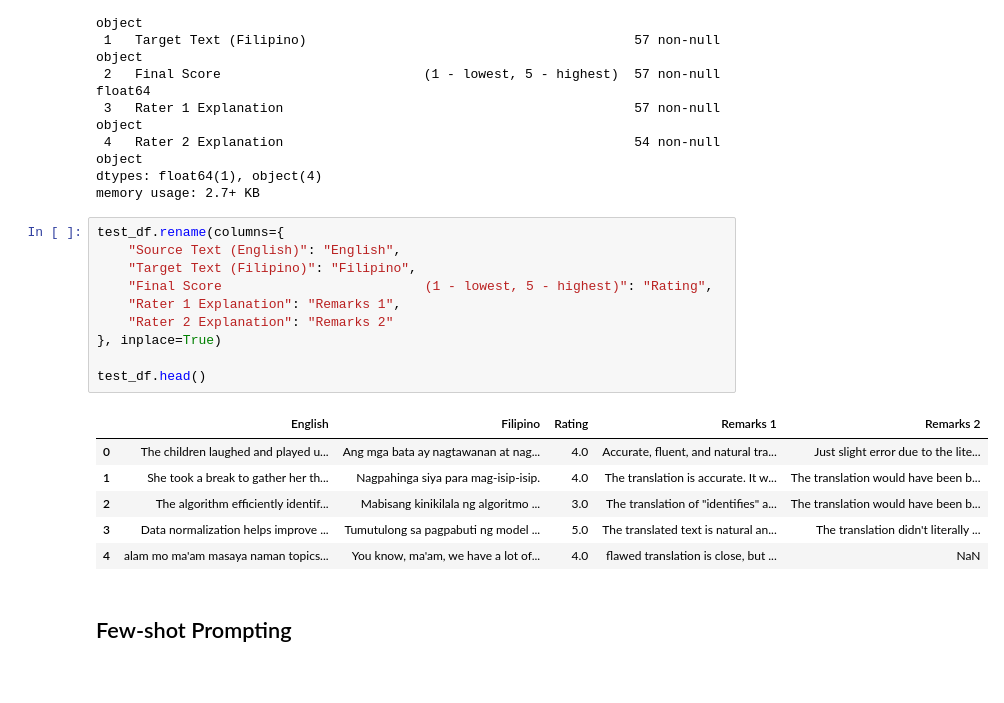
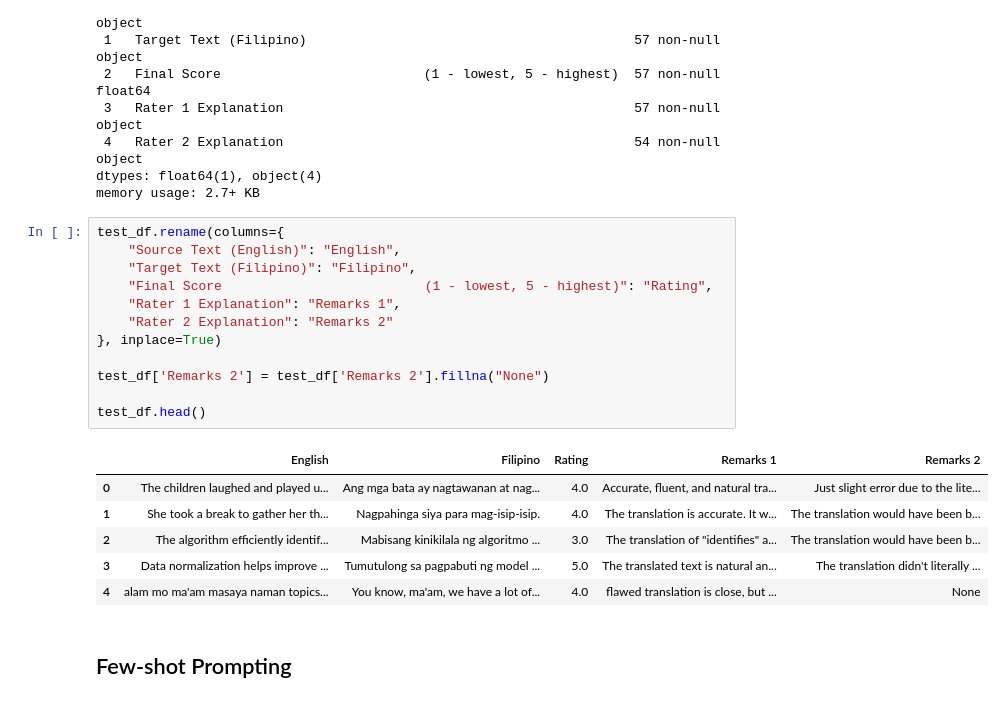
Before and after one commit to riki-11/csc420m-llm-as-judge, a Jupyter notebook: agentic-judge/agentic_judge.ipynb, the cells around one changed output. Saved outputs shown, nothing was run; the diff lists cells and outputs as text.

```diff
--- a/agentic-judge/agentic_judge.ipynb
+++ b/agentic-judge/agentic_judge.ipynb
@@ -169,20 +173,22 @@ memory usage: 2.7+ KB
 # %%
 test_df.rename(columns={
     "Source Text (English)": "English",
     "Target Text (Filipino)": "Filipino",
     "Final Score                          (1 - lowest, 5 - highest)": "Rating",
     "Rater 1 Explanation": "Remarks 1",
     "Rater 2 Explanation": "Remarks 2"
 }, inplace=True)
 
+test_df['Remarks 2'] = test_df['Remarks 2'].fillna("None")
+
 test_df.head()
 # %% [output]
 |  | English | Filipino | Rating | Remarks 1 | Remarks 2 |
 | 0 | The children laughed and played u... | Ang mga bata ay nagtawanan at nag... | 4.0 | Accurate, fluent, and natural tra... | Just slight error due to the lite... |
 | 1 | She took a break to gather her th... | Nagpahinga siya para mag-isip-isip. | 4.0 | The translation is accurate. It w... | The translation would have been b... |
 | 2 | The algorithm efficiently identif... | Mabisang kinikilala ng algoritmo ... | 3.0 | The translation of "identifies" a... | The translation would have been b... |
 | 3 | Data normalization helps improve ... | Tumutulong sa pagpabuti ng model ... | 5.0 | The translated text is natural an... | The translation didn't literally ... |
-| 4 | alam mo ma'am masaya naman topics... | You know, ma'am, we have a lot of... | 4.0 | flawed translation is close, but ... | NaN |
+| 4 | alam mo ma'am masaya naman topics... | You know, ma'am, we have a lot of... | 4.0 | flawed translation is close, but ... | None |
 # %% [markdown]
 ## Few-shot Prompting
 # %%
```
Also changed, not shown: parts of 18 cells of this notebook, 9 other files.
